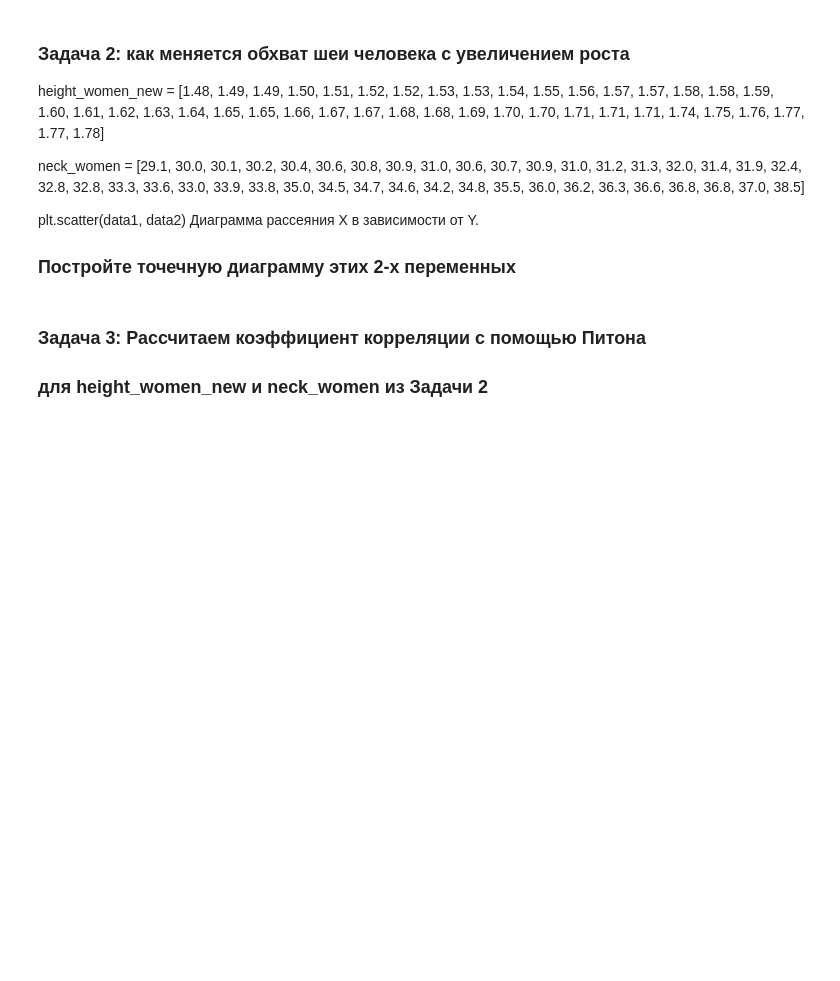
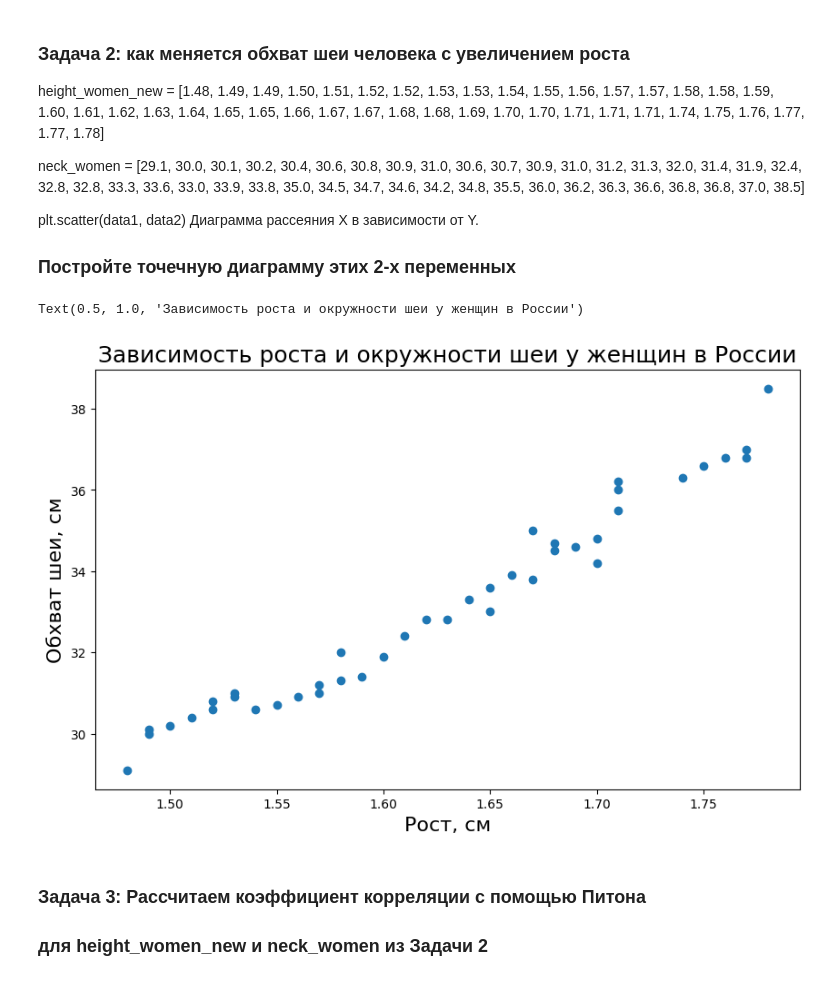
Before and after one commit to jnkas/itmo-py-2026, a Jupyter notebook: classwork/lesson_14/task_statistics.ipynb, the cells around one changed output. Cells and saved outputs as stored; diff of their text form; code cells hidden in the pictures; blank space fills up the shorter version.

```diff
--- a/classwork/lesson_14/task_statistics.ipynb
+++ b/classwork/lesson_14/task_statistics.ipynb
@@ -168,17 +206,20 @@ plt.scatter(data1, data2)
 # %%
 # соберем данные для роста и обхвата шеи
 height_women_new = [1.48, 1.49, 1.49, 1.50, 1.51, 1.52, 1.52, 1.53, 1.53, 1.54, 1.55, 1.56, 1.57, 1.57, 1.58, 1.58, 1.59, 1.60, 1.61, 1.62, 1.63, 1.64, 1.65, 1.65, 1.66, 1.67, 1.67, 1.68, 1.68,  1.69, 1.70, 1.70, 1.71, 1.71, 1.71, 1.74, 1.75, 1.76, 1.77, 1.77, 1.78]
 neck_women =       [29.1, 30.0, 30.1, 30.2, 30.4, 30.6, 30.8, 30.9, 31.0, 30.6, 30.7, 30.9, 31.0, 31.2, 31.3, 32.0, 31.4, 31.9, 32.4, 32.8, 32.8, 33.3, 33.6, 33.0, 33.9, 33.8, 35.0, 34.5, 34.7, 34.6, 34.2, 34.8, 35.5, 36.0, 36.2, 36.3, 36.6, 36.8, 36.8, 37.0, 38.5]
 
 
 # построим точечную диаграмму
 plt.figure(figsize = (10,6))
-# ???
+plt.scatter(height_women_new, neck_women)
 
 # добавим подписи
 plt.xlabel('Рост, см', fontsize = 16)
 plt.ylabel('Обхват шеи, см', fontsize = 16)
 plt.title('Зависимость роста и окружности шеи у женщин в России', fontsize = 18)
+# %% [output]
+Text(0.5, 1.0, 'Зависимость роста и окружности шеи у женщин в России')
+[figure, added]
 # %% [markdown]
 ### Задача 3: Рассчитаем коэффициент корреляции с помощью Питона
 
```
Also changed, not shown: parts of 12 cells of this notebook, 1 other file.
